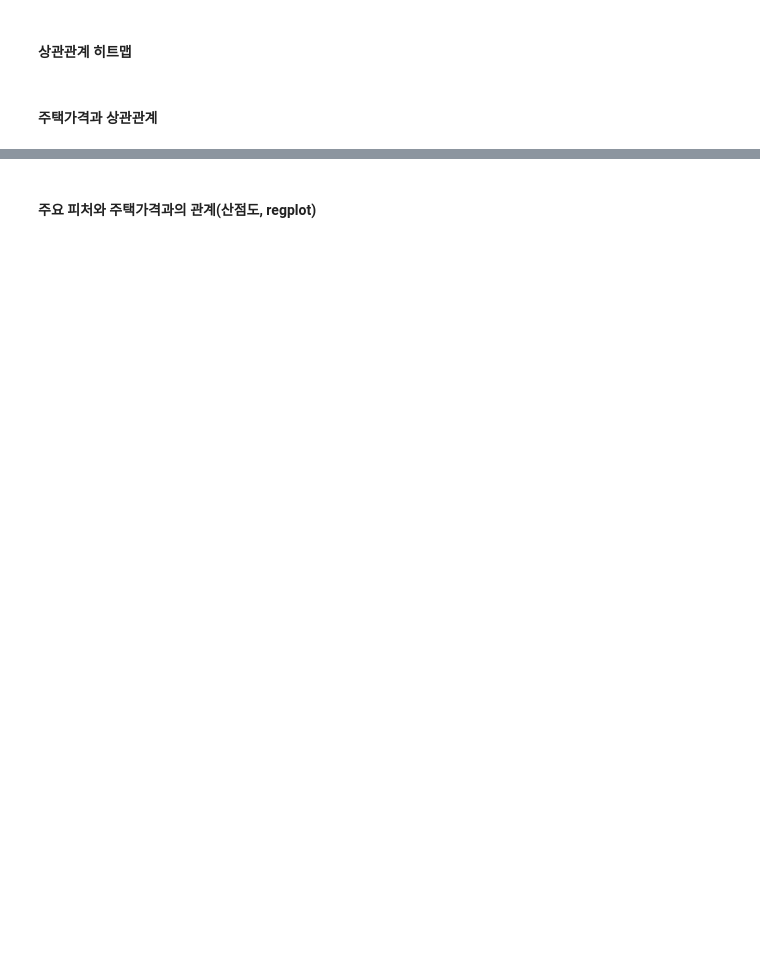
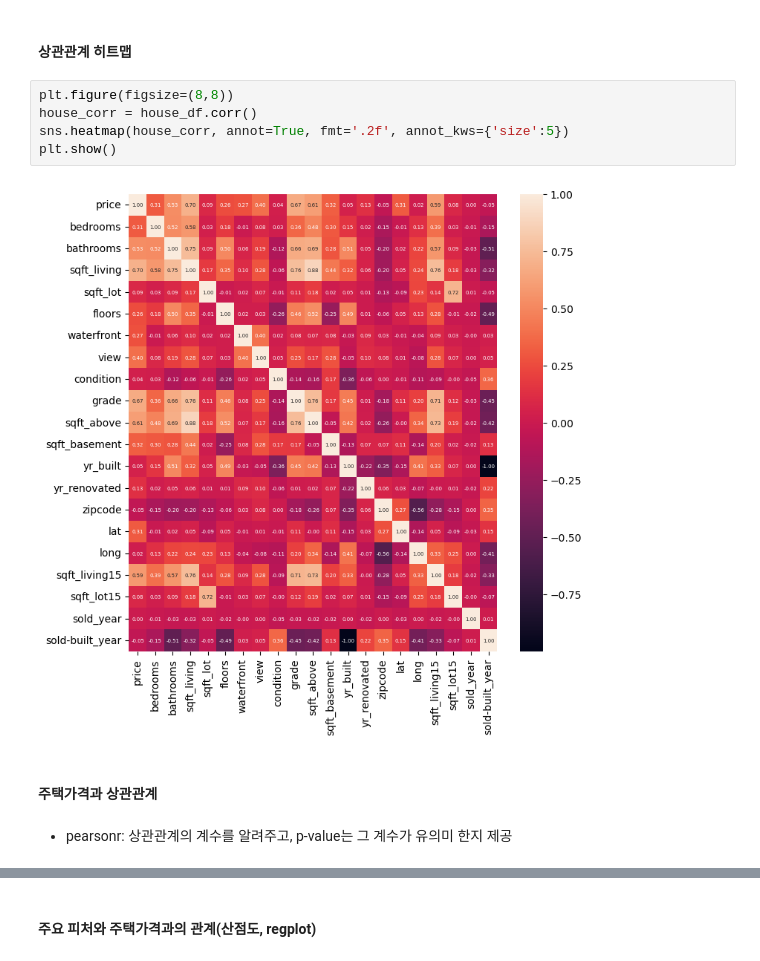
Before and after one commit to rlfgus0821/-HTML-, a Jupyter notebook: 12_machine learning/머신러닝_11_회귀분석4_실습_LinearRegression이용.ipynb, the cells around one changed output, grey strips where cells are left out. Drawn from its saved outputs; the diff is of its cells as text; blank space fills up the shorter version.

```diff
--- a/12_machine learning/머신러닝_11_회귀분석4_실습_LinearRegression이용.ipynb
+++ b/12_machine learning/머신러닝_11_회귀분석4_실습_LinearRegression이용.ipynb
@@ -26,4 +150,13 @@ warnings.filterwarnings('ignore')
 # %% [markdown]
 #### 상관관계 히트맵
+# %%
+plt.figure(figsize=(8,8))
+house_corr = house_df.corr()
+sns.heatmap(house_corr, annot=True, fmt='.2f', annot_kws={'size':5})
+plt.show()
+# %% [output]
+[figure, added]
 # %% [markdown]
 #### 주택가격과 상관관계
+# %% [markdown]
+- pearsonr: 상관관계의 계수를 알려주고, p-value는 그 계수가 유의미 한지 제공
```
Also changed, not shown: parts of 58 cells of this notebook, 1 other file.
